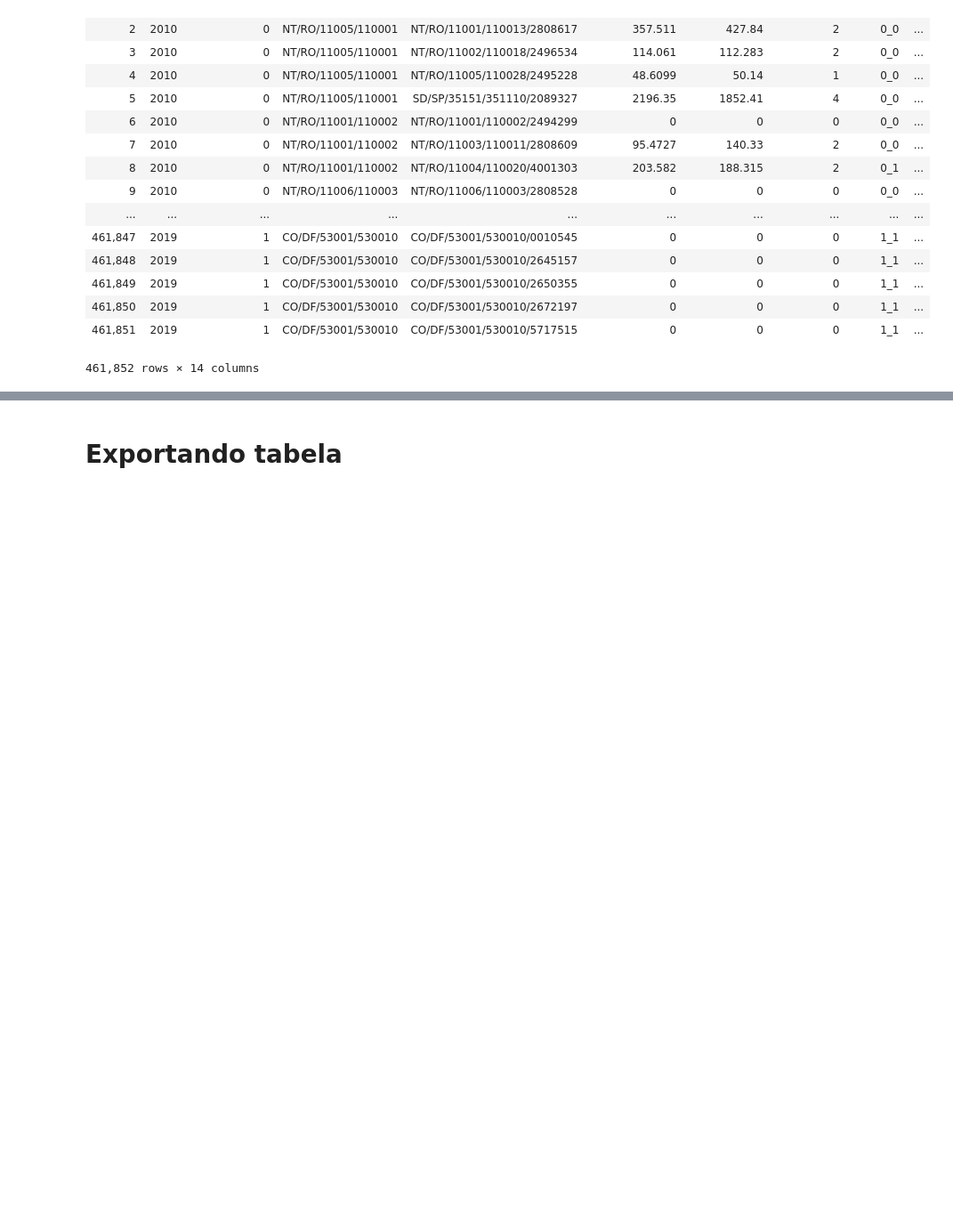
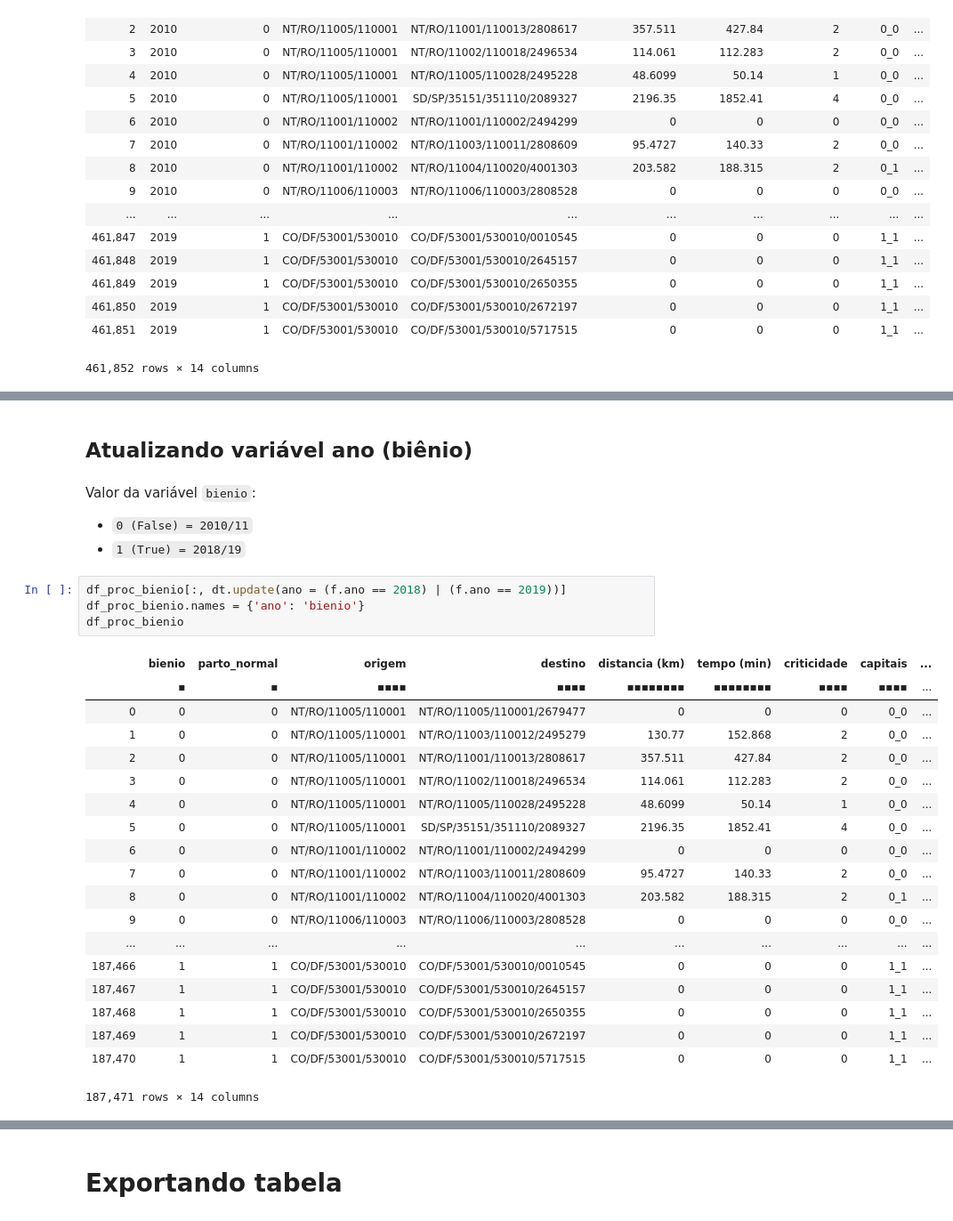
Before and after one commit to lucaslopes/gestantes, a Jupyter notebook: sections/table_procs.ipynb, the cells around one changed output, grey strips where cells are left out. Shown at 89% size. Drawn from its saved outputs; the diff is of its cells as text; blank space fills up the shorter version.

```diff
--- a/sections/table_procs.ipynb
+++ b/sections/table_procs.ipynb
@@ -415,0 +445,31 @@ df_proc
+# %% [markdown]
+## Atualizando variável ano (biênio)
+# %% [markdown]
+Valor da variável `bienio`:
+
+- `0 (False) = 2010/11`
+- `1 (True) = 2018/19`
+# %%
+df_proc_bienio[:, dt.update(ano = (f.ano == 2018) | (f.ano == 2019))]
+df_proc_bienio.names = {'ano': 'bienio'}
+df_proc_bienio
+# %% [output]
+|  | bienio | parto_normal | origem | destino | distancia (km) | tempo (min) | criticidade | capitais | ... |
+|  | ▪ | ▪ | ▪▪▪▪ | ▪▪▪▪ | ▪▪▪▪▪▪▪▪ | ▪▪▪▪▪▪▪▪ | ▪▪▪▪ | ▪▪▪▪ | ... |
+| 0 | 0 | 0 | NT/RO/11005/110001 | NT/RO/11005/110001/2679477 | 0 | 0 | 0 | 0_0 | ... |
+| 1 | 0 | 0 | NT/RO/11005/110001 | NT/RO/11003/110012/2495279 | 130.77 | 152.868 | 2 | 0_0 | ... |
+| 2 | 0 | 0 | NT/RO/11005/110001 | NT/RO/11001/110013/2808617 | 357.511 | 427.84 | 2 | 0_0 | ... |
+| 3 | 0 | 0 | NT/RO/11005/110001 | NT/RO/11002/110018/2496534 | 114.061 | 112.283 | 2 | 0_0 | ... |
+| 4 | 0 | 0 | NT/RO/11005/110001 | NT/RO/11005/110028/2495228 | 48.6099 | 50.14 | 1 | 0_0 | ... |
+| 5 | 0 | 0 | NT/RO/11005/110001 | SD/SP/35151/351110/2089327 | 2196.35 | 1852.41 | 4 | 0_0 | ... |
+| 6 | 0 | 0 | NT/RO/11001/110002 | NT/RO/11001/110002/2494299 | 0 | 0 | 0 | 0_0 | ... |
+| 7 | 0 | 0 | NT/RO/11001/110002 | NT/RO/11003/110011/2808609 | 95.4727 | 140.33 | 2 | 0_0 | ... |
+| 8 | 0 | 0 | NT/RO/11001/110002 | NT/RO/11004/110020/4001303 | 203.582 | 188.315 | 2 | 0_1 | ... |
+| 9 | 0 | 0 | NT/RO/11006/110003 | NT/RO/11006/110003/2808528 | 0 | 0 | 0 | 0_0 | ... |
+| ... | ... | ... | ... | ... | ... | ... | ... | ... | ... |
+| 187,466 | 1 | 1 | CO/DF/53001/530010 | CO/DF/53001/530010/0010545 | 0 | 0 | 0 | 1_1 | ... |
+| 187,467 | 1 | 1 | CO/DF/53001/530010 | CO/DF/53001/530010/2645157 | 0 | 0 | 0 | 1_1 | ... |
+| 187,468 | 1 | 1 | CO/DF/53001/530010 | CO/DF/53001/530010/2650355 | 0 | 0 | 0 | 1_1 | ... |
+| 187,469 | 1 | 1 | CO/DF/53001/530010 | CO/DF/53001/530010/2672197 | 0 | 0 | 0 | 1_1 | ... |
+| 187,470 | 1 | 1 | CO/DF/53001/530010 | CO/DF/53001/530010/5717515 | 0 | 0 | 0 | 1_1 | ... |
+187,471 rows × 14 columns
```
Also changed, not shown: parts of 10 cells of this notebook, 10 other files.
